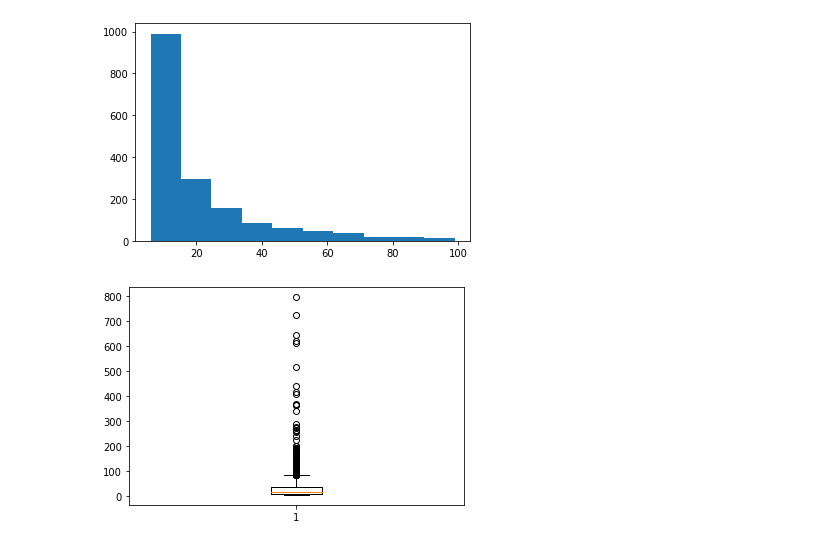
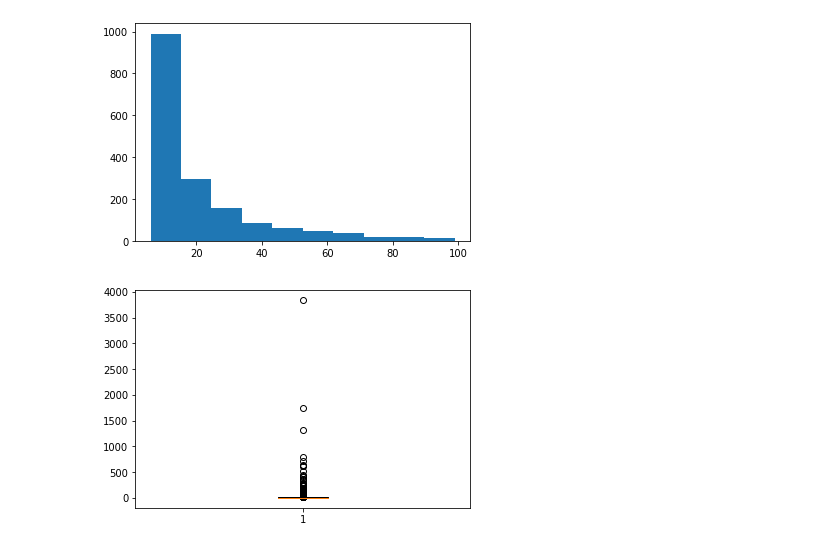
Before and after one commit to chris-gomes/steam-game-recommendations, a Jupyter notebook: Preprocessing.ipynb, the cells around one changed output. Saved outputs shown, nothing was run; the diff lists cells and outputs as text; code cells hidden in the pictures.

```diff
--- a/Preprocessing.ipynb
+++ b/Preprocessing.ipynb
@@ -29,7 +29,7 @@ plt.show()
 # %% [output]
 [figure]
 # %%
-plt.boxplot(games_sorted['amount'][(games_sorted['amount'] > 5) & (games_sorted['amount'] < 1000)])
+plt.boxplot(games_sorted['amount'])
 plt.show()
 # %% [output]
-[figure, old version]
+[figure, new version]
```
Also changed, not shown: parts of 10 cells of this notebook, 1 other file.
